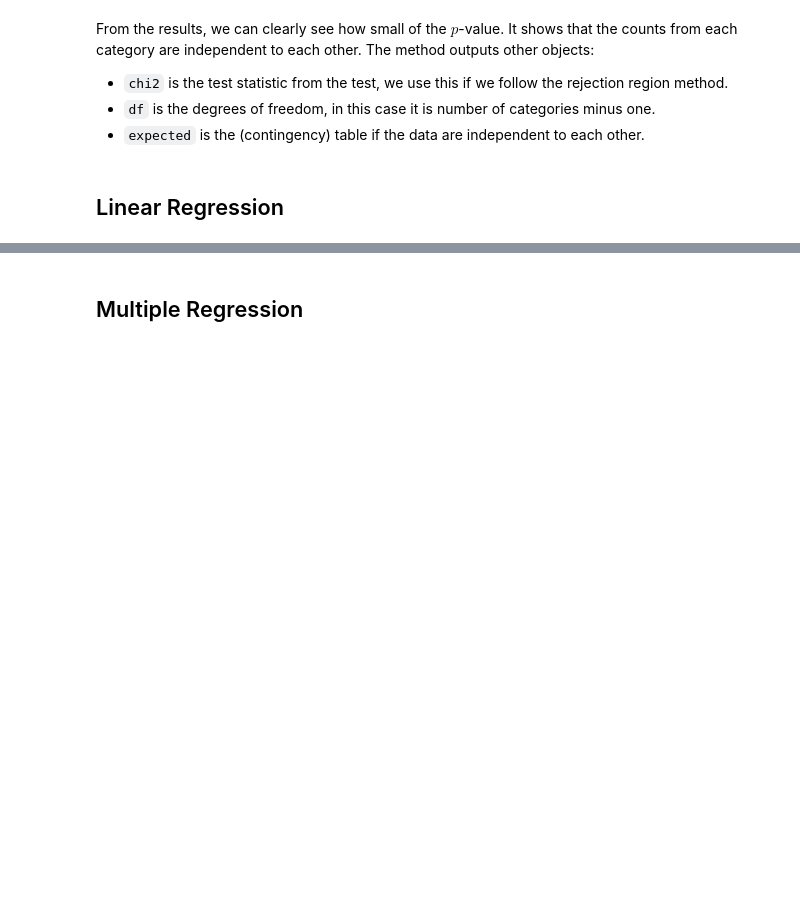
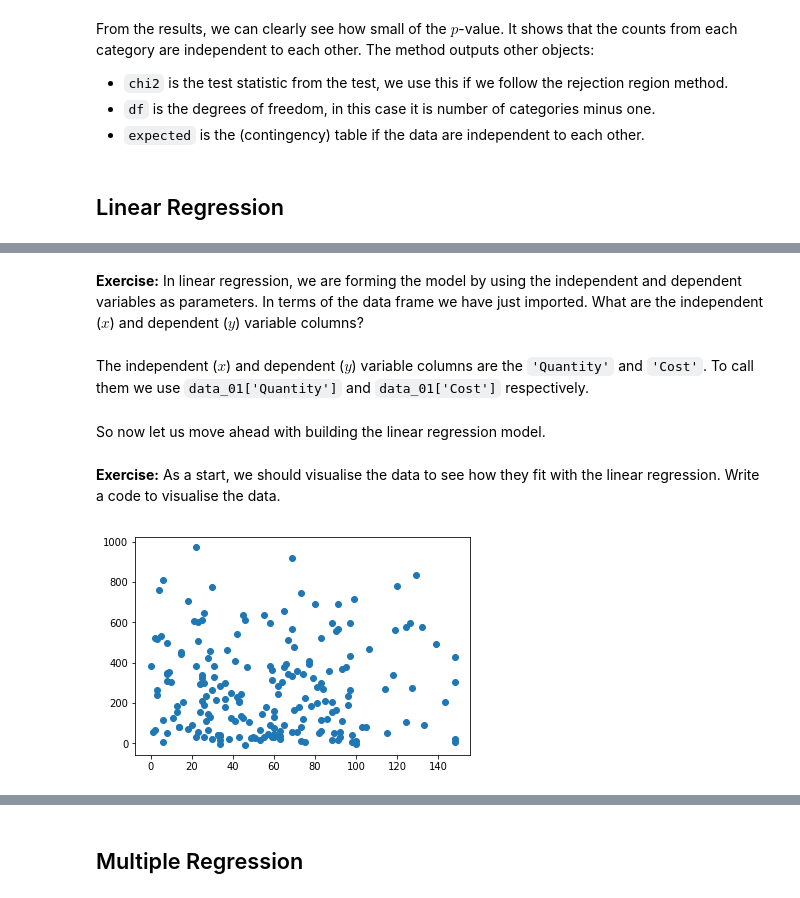
Before and after one commit to lt-shy-john/python-data-analytics-course, a Jupyter notebook: Week 08 - Statistics with Python.ipynb, the cells around one changed output, grey strips where cells are left out. Drawn from its saved outputs; the diff is of its cells as text; code cells hidden in the pictures; blank space fills up the shorter version.

Commit message:
Started work on linear regression

```diff
--- a/Week 08 - Statistics with Python.ipynb
+++ b/Week 08 - Statistics with Python.ipynb
@@ -765,3 +765,8 @@ From the results, we can clearly see how small of the $p$-value. It shows that t
 * `expected` is the (contingency) table if the data are independent to each other.
 # %% [markdown]
 ## Linear Regression
+# %%
+# Run me to load data
+import pandas as pd
+
+data_01 = pd.read_csv('files/LinearRegressionData.csv')
@@ -767,0 +784,20 @@ From the results, we can clearly see how small of the $p$-value. It shows that t
+# %% [markdown]
+__Exercise:__ In linear regression, we are forming the model by using the independent and dependent variables as parameters. In terms of the data frame we have just imported. What are the independent ($x$) and dependent ($y$) variable columns?
+# %% [markdown]
+The independent ($x$) and dependent ($y$) variable columns are the `'Quantity'` and `'Cost'`. To call them we use `data_01['Quantity']` and `data_01['Cost']` respectively.
+# %% [markdown]
+So now let us move ahead with building the linear regression model.
+# %% [markdown]
+__Exercise:__ As a start, we should visualise the data to see how they fit with the linear regression. Write a code to visualise the data.
+# %%
+# Solution
+'''
+You should use a scatter plot to visualise data with individual points.
+'''
+
+import matplotlib.pyplot as plt
+
+plt.scatter(data_01['Quantity'], data_01['Cost'])
+plt.show()
+# %% [output]
+[figure, added]
```
Also changed, not shown: parts of 6 cells of this notebook, 1 other file.
